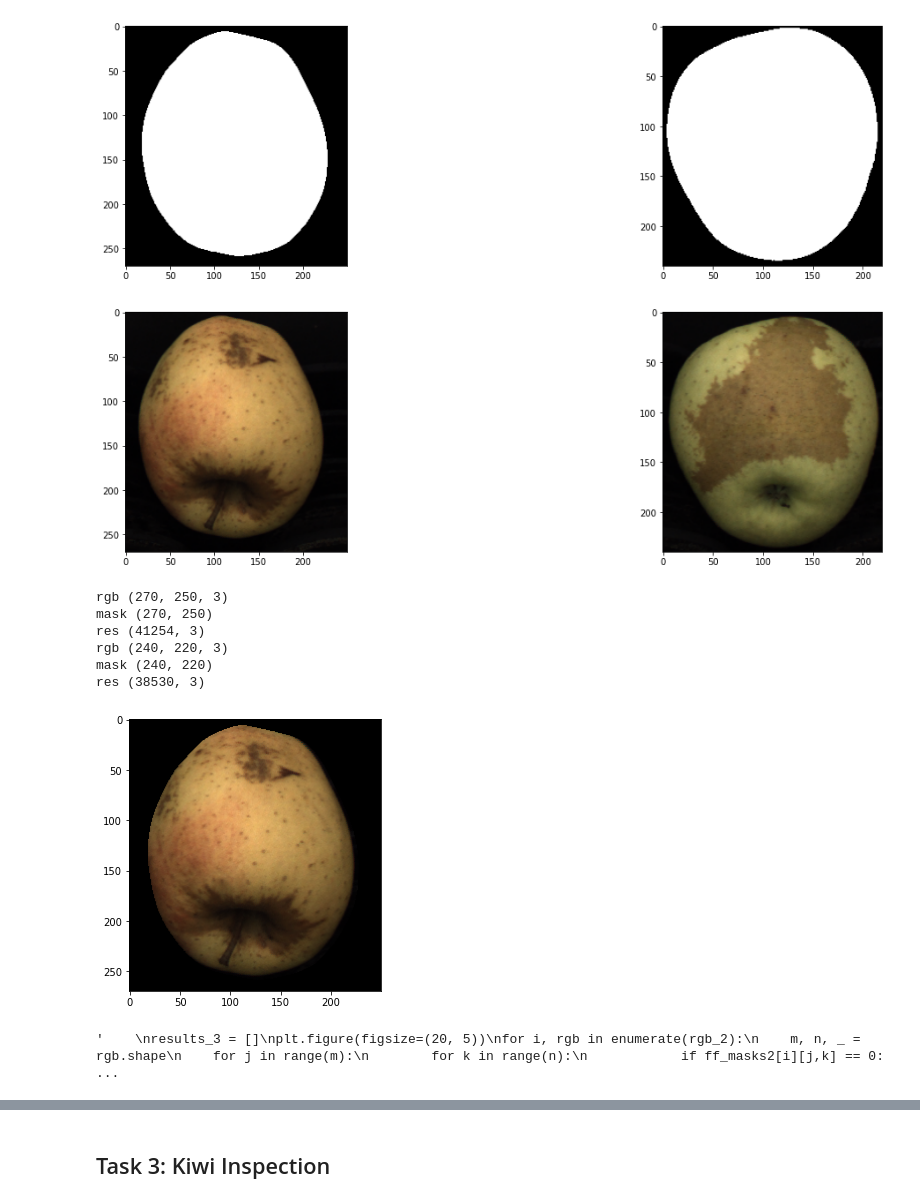
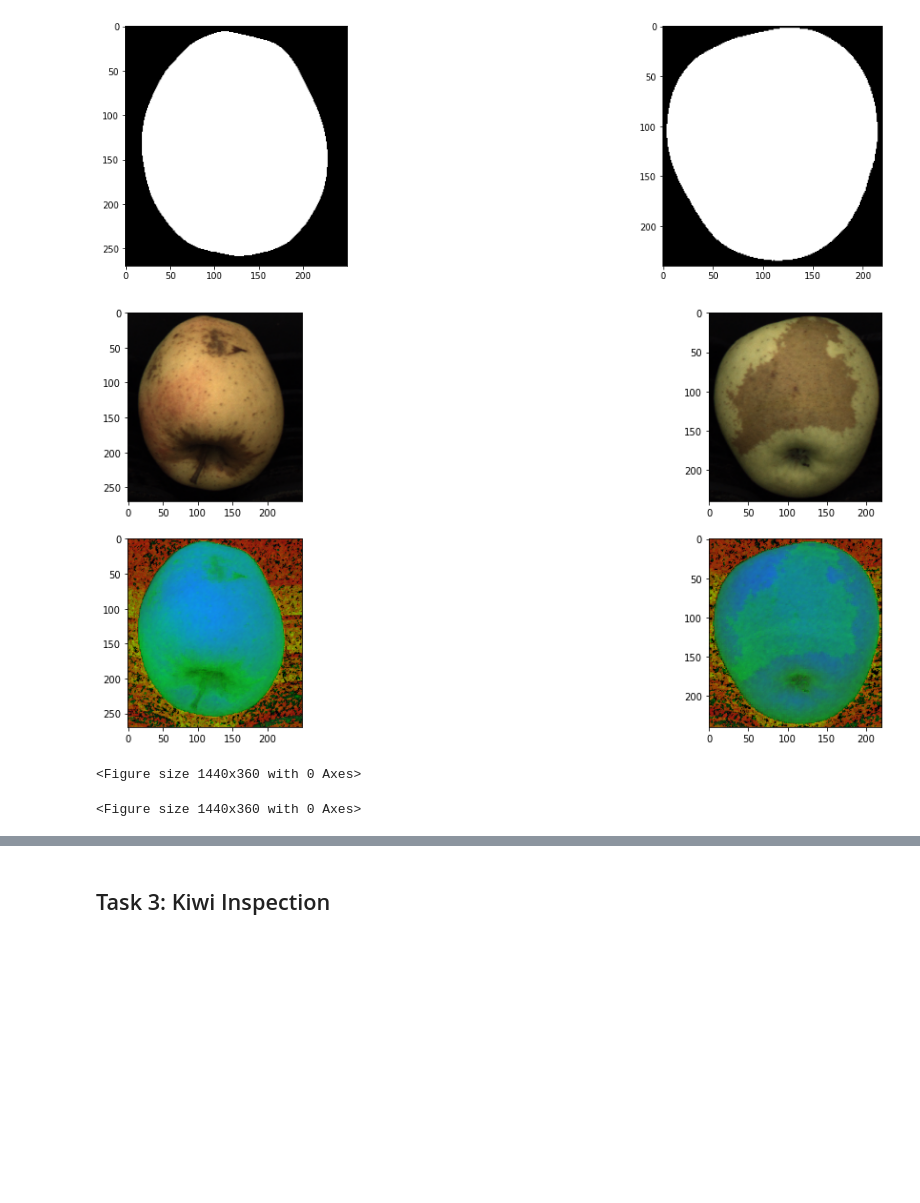
Before and after one commit to valentinaboriano/Computer-Vision, a Jupyter notebook: fruit_inspection.ipynb, the cells around one changed output, grey strips where cells are left out. Cells and saved outputs as stored; diff of their text form; code cells hidden in the pictures; blank space fills up the shorter version.

Commit message:
task2:hsv image and task3:masks

```diff
--- a/fruit_inspection.ipynb
+++ b/fruit_inspection.ipynb
@@ -279,16 +279,21 @@ plt.show()
 [figure]
 # %%
 rgb_2 = []
-plt.figure(figsize=(20, 5))
+hsv_imgs = []
+plt.figure(figsize=(20, 8))
 for i, name in enumerate(FILENAMES2):
     img_bgr = cv2.imread("img/second task/C1_{0}.png".format(name))
     img_rgb = cv2.cvtColor(img_bgr, cv2.COLOR_BGR2RGB)
+    img_hsv = cv2.cvtColor(img_bgr, cv2.COLOR_BGR2HSV)
     rgb_2.append(img_rgb)
-    plt.subplot(1,N2,i+1)
+    hsv_imgs.append(img_hsv)
+    plt.subplot(2,N2,i+1)
     plt.imshow(rgb_2[i])
+    plt.subplot(2,N2,i+3)
+    plt.imshow(hsv_imgs[i])
 plt.show()
 # %% [output]
-[figure, old version]
+[figure, new version]
 # %%
 results_2 = []
 image_rgb = []
@@ -299,7 +304,8 @@ for i, rgb in enumerate(rgb_2):
     for j in range(m):
         for k in range(n):
             if masks2[i][j,k] != 0:
-                result.append(rgb[j,k,:])
+                if any(rgb_2[i][j,k,0:3]):
+                    result.append(rgb[j,k,:])
             else:
                 rgb[j,k,0] = masks2[i][j,k]
                 rgb[j,k,1] = masks2[i][j,k]
@@ -307,8 +313,25 @@ for i, rgb in enumerate(rgb_2):
     image_rgb.append(rgb)
     result = np.array(result)
     results_2.append(result)
-    plt.imshow(image_rgb[0])
-plt.show()
+
+results_hsv = []
+image_hsv = []
+plt.figure(figsize=(20, 5))
+for i, hsv in enumerate(hsv_imgs):
+    m, n, _ = hsv.shape
+    result_hsv = []
+    for j in range(m):
+        for k in range(n):
+            if masks2[i][j,k] != 0:
+                if any(rgb_2[i][j,k,0:3]):
+                    result_hsv.append(hsv[j,k,:])
+            else:
+                hsv[j,k,0] = masks2[i][j,k]
+                hsv[j,k,1] = masks2[i][j,k]
+                hsv[j,k,2] = masks2[i][j,k]
+    image_hsv.append(hsv)
+    result_hsv = np.array(result_hsv)
+    results_hsv.append(result_hsv)
 """
 results_3 = []
 plt.figure(figsize=(20, 5))
@@ -323,14 +346,8 @@ for i, rgb in enumerate(rgb_2):
     results_3.append(rgb)
     plt.subplot(1,N,i+1)
     plt.imshow(rgb)
-"""
+""";
 # %% [output]
-rgb (270, 250, 3)
-mask (270, 250)
-res (41254, 3)
-rgb (240, 220, 3)
-mask (240, 220)
-res (38530, 3)
+<Figure size 1440x360 with 0 Axes>
-[figure, removed]
-'    \nresults_3 = []\nplt.figure(figsize=(20, 5))\nfor i, rgb in enumerate(rgb_2):\n    m, n, _ = rgb.shape\n    for j in range(m):\n        for k in range(n):\n            if ff_masks2[i][j,k] == 0: ...
+<Figure size 1440x360 with 0 Axes>
 # %%
```
Also changed, not shown: parts of 15 cells of this notebook, 1 other file.
